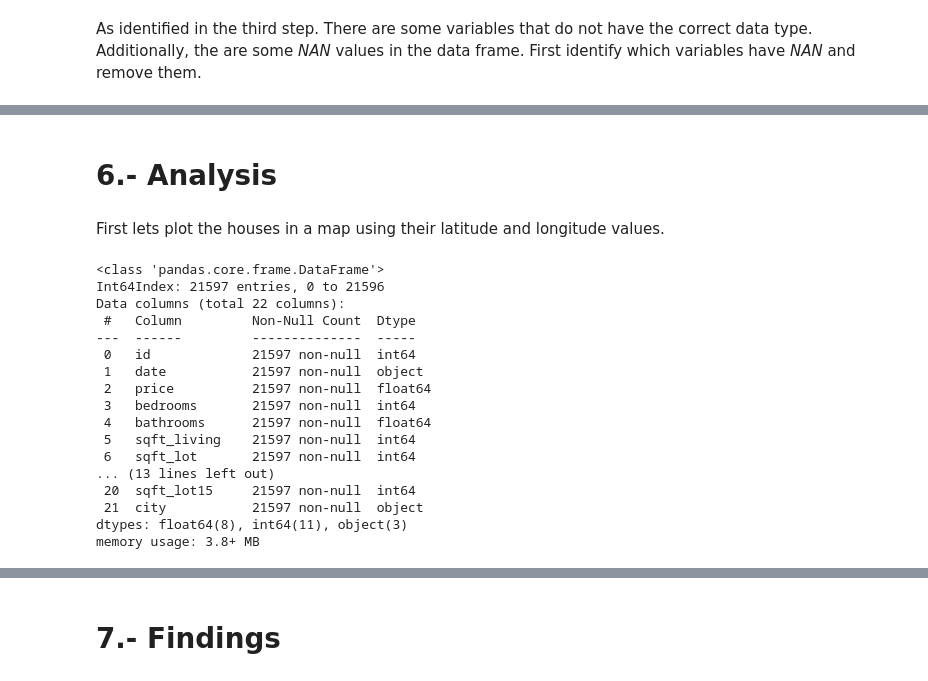
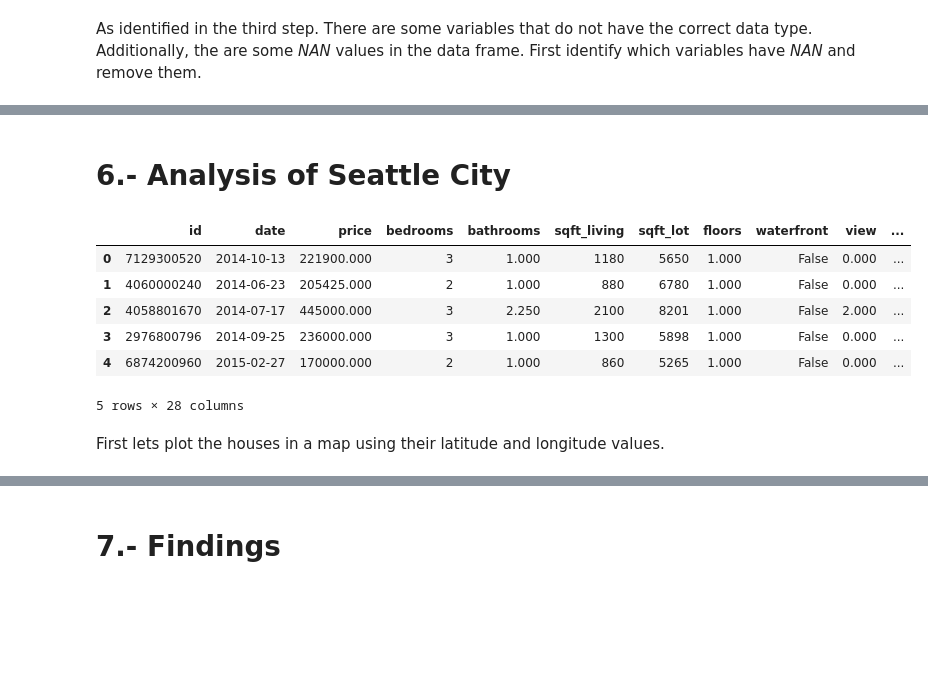
Before and after one commit to erickCantu/EDA_Project_KC_Housesales, a Jupyter notebook: 2022-06-01_eda_project.ipynb, the cells around one changed output, grey strips where cells are left out. Saved outputs shown, nothing was run; the diff lists cells and outputs as text; code cells hidden in the pictures; blank space fills up the shorter version.

```diff
--- a/2022-06-01_eda_project.ipynb
+++ b/2022-06-01_eda_project.ipynb
@@ -173,10 +133,10 @@ df_rcpa.info()
 df_rcpa['date'] = pd.to_datetime(df_rcpa['date'])  # date needs to change from float64 to a timedate variable
 #df_rcpa['price'] = df_rcpa['price'].astype('int64') # it would be nice to have it as integer. But since there could be a float number and it was imported like that it stays as float
 df_rcpa['waterfront'] = df_rcpa['waterfront'].astype('boolean') # waterfront is a yes / no assessment
-df_rcpa['view'] = df_rcpa['view'].astype('category') # view is a category as it is asses on how good the view is
-df_rcpa['condition'] = df_rcpa['condition'].astype('category') # Condition is a category
-df_rcpa['grade'] = df_rcpa['grade'].astype('category') # Grade is a category
-df_rcpa['zipcode'] = df_rcpa['zipcode'].astype('category') # Zipcode is a category
+df_rcpa['f_view'] = df_rcpa['view'].astype('category') # view is a category as it is asses on how good the view is
+df_rcpa['f_condition'] = df_rcpa['condition'].astype('category') # Condition is a category
+df_rcpa['f_grade'] = df_rcpa['grade'].astype('category') # Grade is a category
+df_rcpa['f_zipcode'] = df_rcpa['zipcode'].astype('category') # Zipcode is a category
 # The basement hat a string value in it, it needs to be changed to 0. It is assumed that if there is no information, then the house has no basement.
 df_rcpa['sqft_basement'] = df_rcpa['sqft_basement'].replace({'?':"0"})
 df_rcpa['sqft_basement'] = df_rcpa['sqft_basement'].astype('float64') # convert the basement into float as integer gives an error.
@@ -193,0 +171,10 @@ df_rcpa = df_rcpa.merge(df_zipcodes)
+# %%
+# Price analysis by quarter
+df_rcpa['quarter'] = df_rcpa['date'].dt.year.astype('str') + " - " + df_rcpa['date'].dt.quarter.astype('str')
+#df_rcpa.info()
+df_rcpa_quarter_mean = df_rcpa.groupby("quarter").mean().reset_index()
+df_rcpa_quarter_mean
+fig = px.bar(df_rcpa_quarter_mean, x = "quarter", y = "price")
+fig.update_layout(title = "Mean Houses Price per Year-Quarter", height = 600, width = 700, bargap = 0.2,
+    template = "plotly_white")
+fig.show()
@@ -193,0 +240,7 @@ df_rcpa = df_rcpa.merge(df_zipcodes)
+# %%
+#Create a new variable that holds the house grade and condition
+df_rcpa["condition_grade"] = (df_rcpa['grade'].astype("str") + df_rcpa['condition'].astype("str")).astype("int64")
+df_rcpa["condition_grade"].sort_values().unique()
+df_rcpa_corr = df_rcpa.drop(["id", 'lat', 'long'], axis = 1).corr()
+df_rcpa_corr
+df_rcpa_corr_price = df_rcpa_corr.reset_index()
@@ -194,2 +257,2 @@ df_rcpa = df_rcpa.merge(df_zipcodes)
 # %% [markdown]
-# 6.- Analysis
+# 6.- Analysis of Seattle City
@@ -196,25 +288,17 @@ df_rcpa = df_rcpa.merge(df_zipcodes)
+# %%
+df_rcpa_seattle
+# %% [output]
+|  | id | date | price | bedrooms | bathrooms | sqft_living | sqft_lot | floors | waterfront | view | ... |
+| 0 | 7129300520 | 2014-10-13 | 221900.000 | 3 | 1.000 | 1180 | 5650 | 1.000 | False | 0.000 | ... |
+| 1 | 4060000240 | 2014-06-23 | 205425.000 | 2 | 1.000 | 880 | 6780 | 1.000 | False | 0.000 | ... |
+| 2 | 4058801670 | 2014-07-17 | 445000.000 | 3 | 2.250 | 2100 | 8201 | 1.000 | False | 2.000 | ... |
+| 3 | 2976800796 | 2014-09-25 | 236000.000 | 3 | 1.000 | 1300 | 5898 | 1.000 | False | 0.000 | ... |
+| 4 | 6874200960 | 2015-02-27 | 170000.000 | 2 | 1.000 | 860 | 5265 | 1.000 | False | 0.000 | ... |
+5 rows × 28 columns
 # %% [markdown]
 First lets plot the houses in a map using their latitude and longitude values.
 # %%
 df_rcpa.info()
-# %% [output]
-<class 'pandas.core.frame.DataFrame'>
-Int64Index: 21597 entries, 0 to 21596
-Data columns (total 22 columns):
- #   Column         Non-Null Count  Dtype
----  ------         --------------  -----
- 0   id             21597 non-null  int64
- 1   date           21597 non-null  object
- 2   price          21597 non-null  float64
- 3   bedrooms       21597 non-null  int64
- 4   bathrooms      21597 non-null  float64
- 5   sqft_living    21597 non-null  int64
- 6   sqft_lot       21597 non-null  int64
-... (13 lines left out)
- 20  sqft_lot15     21597 non-null  int64
- 21  city           21597 non-null  object
-dtypes: float64(8), int64(11), object(3)
-memory usage: 3.8+ MB
 # %%
 import plotly.express as px
 fig = px.scatter_mapbox(df_rcpa, lat = "lat", lon = "long", hover_name = "id", hover_data = ["zipcode", "city"],
```
Also changed, not shown: parts of 31 cells of this notebook, 1 other file.
